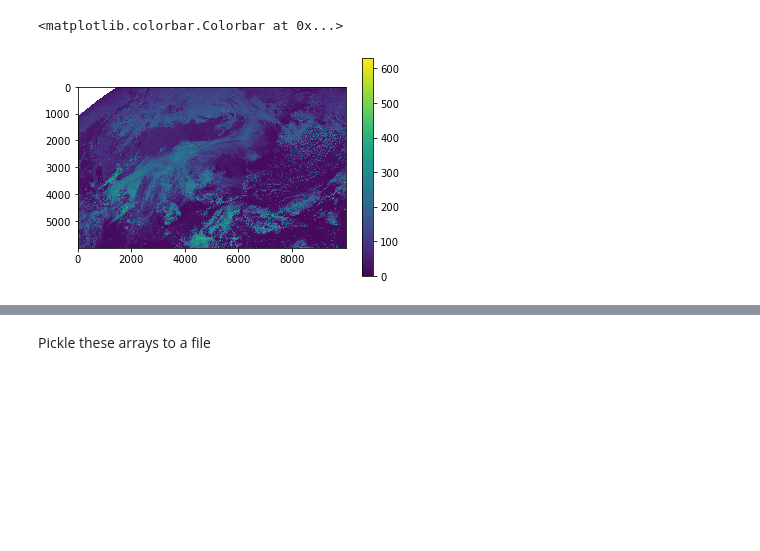
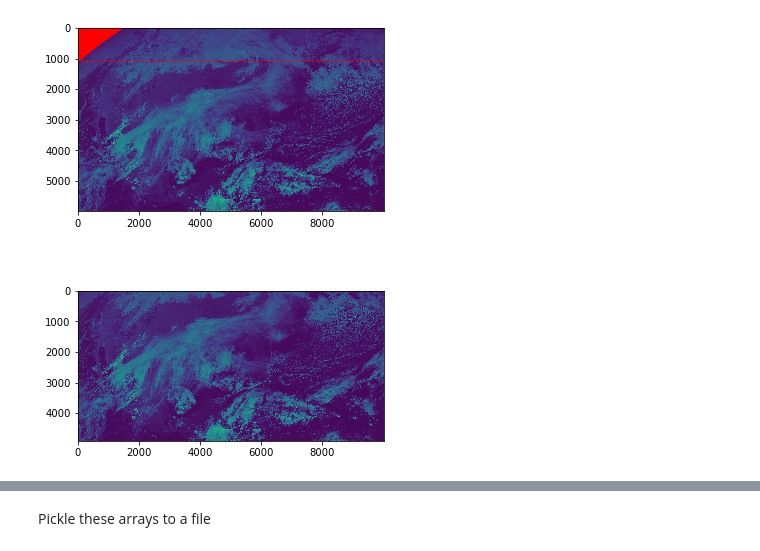
Before and after one commit to spestana/goes-ortho, a Jupyter notebook: map2rpc.ipynb, the cells around one changed output, grey strips where cells are left out. Cells and saved outputs as stored; diff of their text form; code cells hidden in the pictures; blank space fills up the shorter version.

```diff
--- a/map2rpc.ipynb
+++ b/map2rpc.ipynb
@@ -12,13 +12,25 @@ import pickle
 # Open a GOES-16 NetCDF file
 path = r'C:\Users\steve\goes16\2018\12\12\ABI-L1b-RadC\18\C02\OR_ABI-L1b-RadC-M3C02_G16_s20183461802178_e20183461804551_c20183461804590.nc'
 g16_b02 = xr.open_dataset(path)
-# %%
-plt.figure()
-plt.imshow(g16_b02.Rad)
-plt.colorbar()
-# %% [output]
-<matplotlib.colorbar.Colorbar at 0x...>
-[figure, removed]
+# %%
+# Plot the image
+f, ax = plt.subplots(2,1,figsize=(5,7))
+ax[0].imshow(g16_b02.Rad)
+
+# Find the nan values
+nan_y, nan_x = np.asarray(np.isnan(g16_b02.Rad)).nonzero()
+ax[0].plot(nan_x, nan_y,'r') # nan values
+ax[0].axhline(y=np.max(nan_y), color='r', linestyle=':') # trim above this line for now
+
+# Find the y coordinate where the nan values start, so that we can
+# trim away everything above that and don't have to deal with nans later
+
+# Plot the new image
+ax[1].imshow(g16_b02.Rad[np.max(nan_y):,:])
+
+f.tight_layout()
+# %% [output]
+[figure, added]
 # %%
 def ABIangle2LatLon(x, y, H, req, rpol, lon_0):
     '''Find the latitude and longitude (degrees) of point P given x and y, ABI elevation and scanning angle (radians)'''
```
Also changed, not shown: parts of 16 cells of this notebook.
